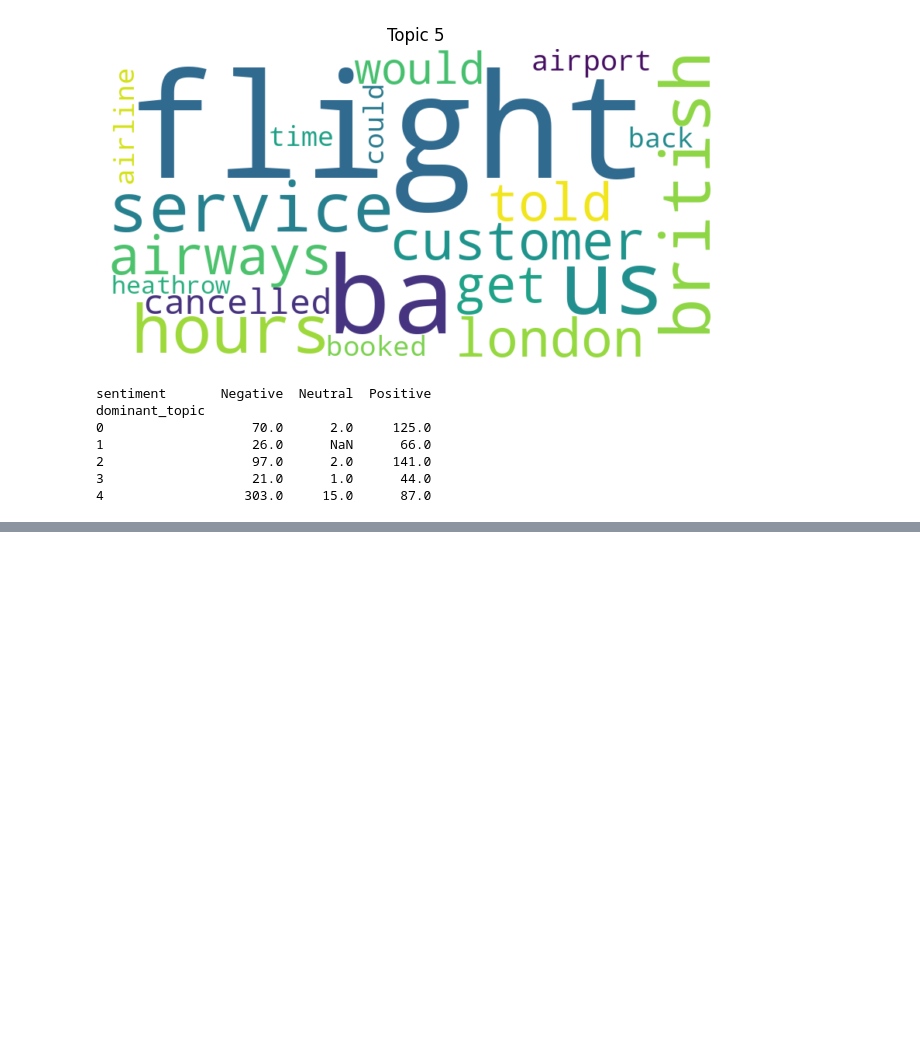
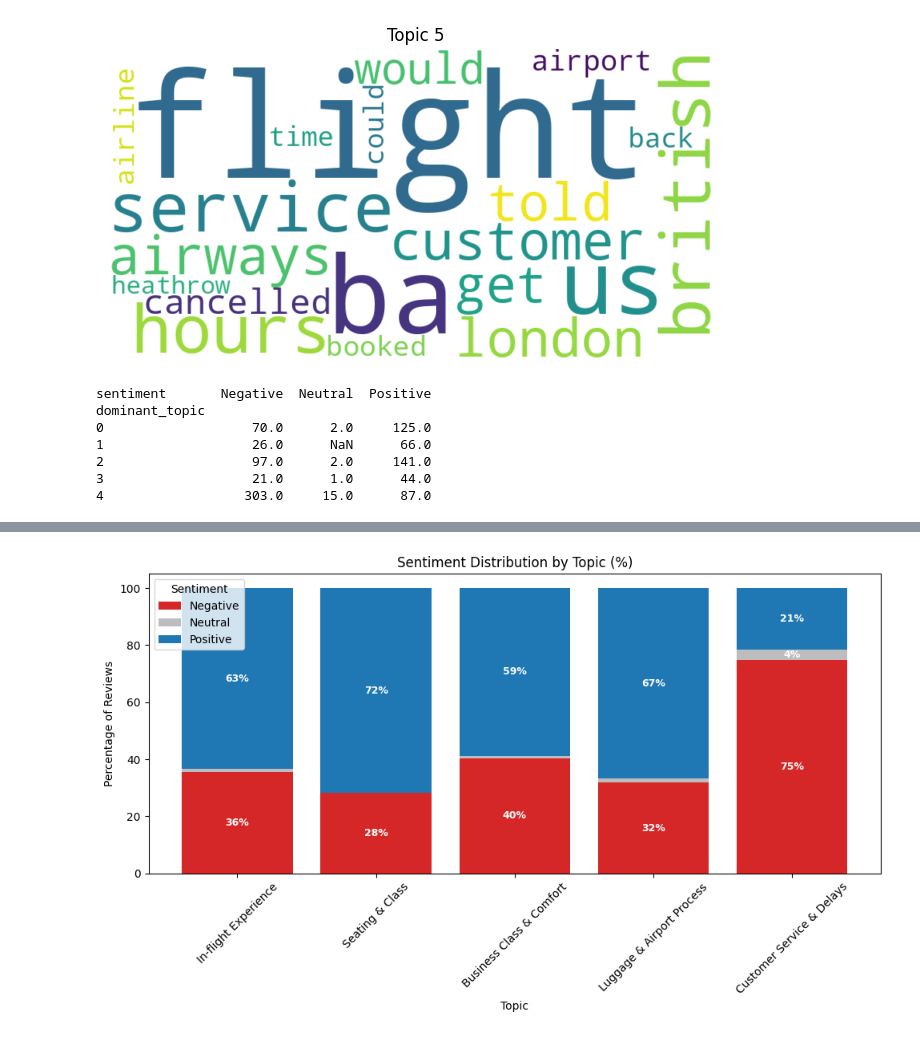
Before and after one commit to OlamidotunT/Topic-modeling-and-sentiment-analysis-of-BA-reviews, a Jupyter notebook: British_Airways_Customer_Review_Analysis.ipynb, the cells around one changed output, grey strips where cells are left out. Drawn from its saved outputs; the diff is of its cells as text; code cells hidden in the pictures; blank space fills up the shorter version.

```diff
--- a/British_Airways_Customer_Review_Analysis.ipynb
+++ b/British_Airways_Customer_Review_Analysis.ipynb
@@ -465,0 +511,54 @@ plt.show()
+# %%
+import matplotlib.pyplot as plt
+
+# Group and normalize
+topic_sentiment = df.groupby('dominant_topic')['sentiment'].value_counts().unstack().fillna(0)
+topic_sentiment = topic_sentiment.reindex([0, 1, 2, 3, 4])
+topic_sentiment = topic_sentiment[['Negative', 'Neutral', 'Positive']]
+topic_percentages = topic_sentiment.div(topic_sentiment.sum(axis=1), axis=0) * 100
+
+# Colors
+custom_colors = ['#D62728', '#BDBDBD', '#1F77B4']  # Red, Grey, Blue
+
+# Plot
+fig, ax = plt.subplots(figsize=(10, 6))
+bottom_vals = [0] * len(topic_percentages)
+
+for idx, sentiment in enumerate(topic_percentages.columns):
+    values = topic_percentages[sentiment].values
+    bars = ax.bar(
+        topic_percentages.index,
+        values,
+        bottom=bottom_vals,
+        color=custom_colors[idx],
+        label=sentiment
+    )
+
+    # Add percentage labels
+    for bar, pct in zip(bars, values):
+        if pct > 3:  # Show label only if large enough to fit
+            ax.text(
+                bar.get_x() + bar.get_width() / 2,
+                bar.get_y() + bar.get_height() / 2,
+                f"{pct:.0f}%",
+                ha='center',
+                va='center',
+                fontsize=9,
+                color='white',
+                weight='bold'
+            )
+
+    # Update bottom for next sentiment
+    bottom_vals = [i + j for i, j in zip(bottom_vals, values)]
+
+# Aesthetics
+ax.set_title("Sentiment Distribution by Topic (%)")
+ax.set_xlabel("Topic")
+ax.set_ylabel("Percentage of Reviews")
+ax.set_xticks(range(5))
+ax.set_xticklabels([topic_labels[i] for i in range(5)], rotation=45)
+ax.legend(title="Sentiment")
+plt.tight_layout()
+plt.show()
+# %% [output]
+[figure, added]
```
Also changed, not shown: parts of 2 cells of this notebook.
